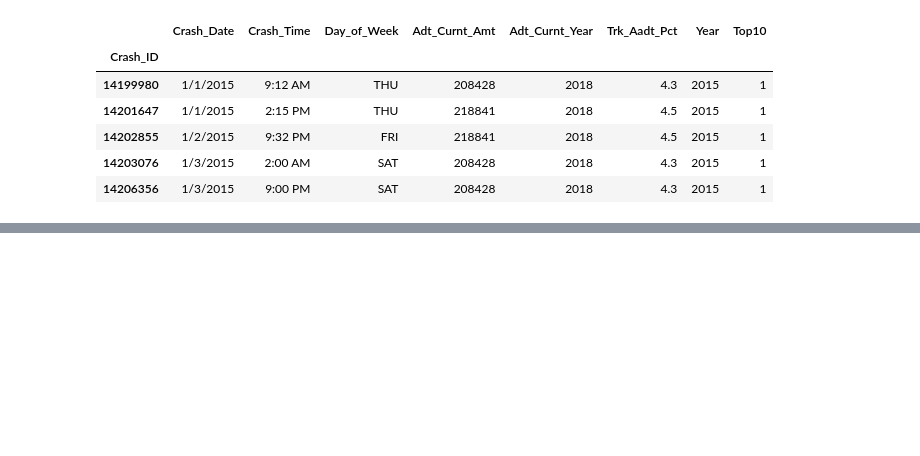
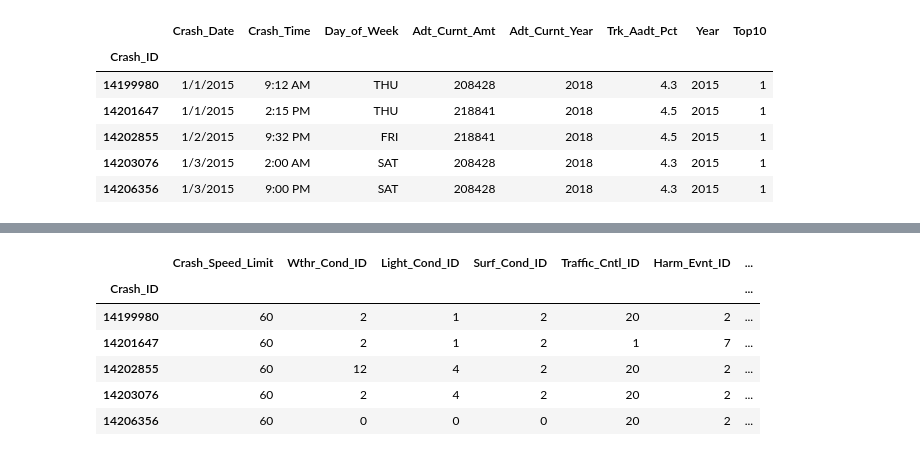
Before and after one commit to sphan35/predictive_crash_final, a Jupyter notebook: Accident_Cleaning.ipynb, the cells around one changed output, grey strips where cells are left out. Cells and saved outputs as stored; diff of their text form; code cells hidden in the pictures; blank space fills up the shorter version.

```diff
--- a/Accident_Cleaning.ipynb
+++ b/Accident_Cleaning.ipynb
@@ -85,4 +97,15 @@ Accident.head()
 # %%
 # Create Accident_Conditions dataframe
+Accident_Conditions = accident_data[['Crash_ID','Crash_Speed_Limit','Wthr_Cond_ID','Light_Cond_ID','Surf_Cond_ID','Traffic_Cntl_ID','Harm_Evnt_ID','Intrsct_Relat_ID','FHE_Collsn_ID','Road_Relat_ID']].set_index('Crash_ID')
+
+Accident_Conditions.head()
+# %% [output]
+|  | Crash_Speed_Limit | Wthr_Cond_ID | Light_Cond_ID | Surf_Cond_ID | Traffic_Cntl_ID | Harm_Evnt_ID | ... |
+| Crash_ID |  |  |  |  |  |  | ... |
+| 14199980 | 60 | 2 | 1 | 2 | 20 | 2 | ... |
+| 14201647 | 60 | 2 | 1 | 2 | 1 | 7 | ... |
+| 14202855 | 60 | 12 | 4 | 2 | 20 | 2 | ... |
+| 14203076 | 60 | 2 | 4 | 2 | 20 | 2 | ... |
+| 14206356 | 60 | 0 | 0 | 0 | 20 | 2 | ... |
 # %%
 # Create Accident_Injury dataframe
```
Also changed, not shown: parts of 13 cells of this notebook, 5 other files.
